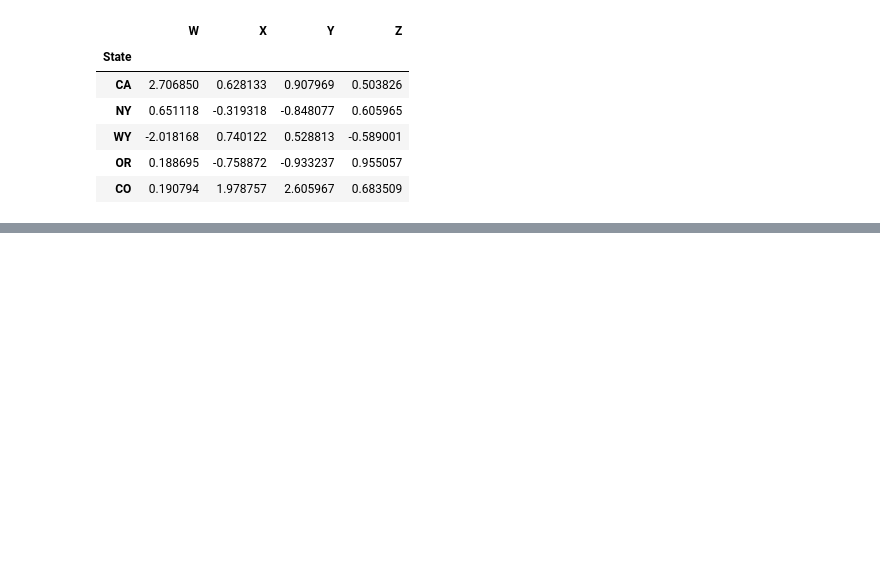
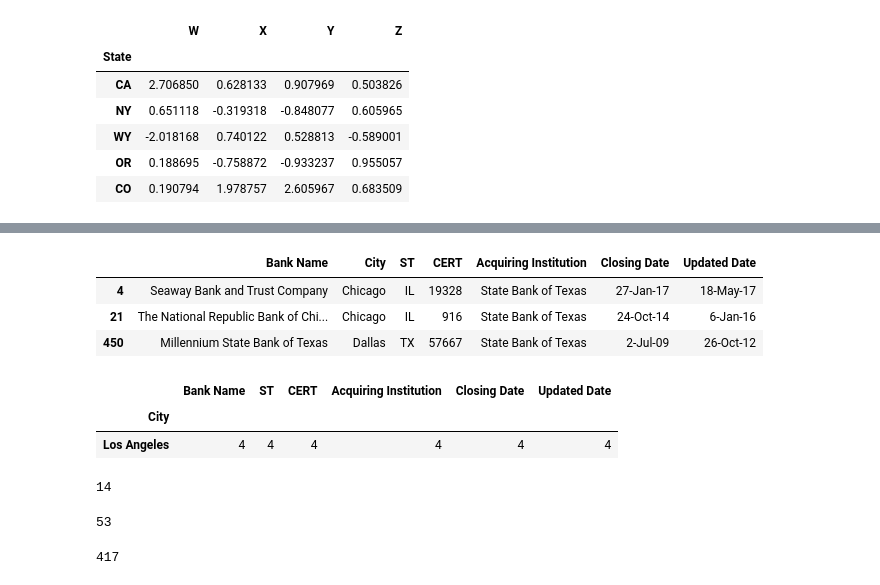
Before and after one commit to tommy3531/PythonStockTrader, a Jupyter notebook: Virtual_env/pandas.ipynb, the cells around one changed output, grey strips where cells are left out. Drawn from its saved outputs; the diff is of its cells as text; code cells hidden in the pictures; blank space fills up the shorter version.

```diff
--- a/Virtual_env/pandas.ipynb
+++ b/Virtual_env/pandas.ipynb
@@ -292,0 +404,7 @@ df.set_index('State')
+# %%
+banks[banks["Acquiring Institution"] == 'State Bank of Texas']
+# %% [output]
+|  | Bank Name | City | ST | CERT | Acquiring Institution | Closing Date | Updated Date |
+| 4 | Seaway Bank and Trust Company | Chicago | IL | 19328 | State Bank of Texas | 27-Jan-17 | 18-May-17 |
+| 21 | The National Republic Bank of Chi... | Chicago | IL | 916 | State Bank of Texas | 24-Oct-14 | 6-Jan-16 |
+| 450 | Millennium State Bank of Texas | Dallas | TX | 57667 | State Bank of Texas | 2-Jul-09 | 26-Oct-12 |
@@ -292,0 +413,6 @@ df.set_index('State')
+# %%
+banks[banks['ST']=='CA'].groupby('City').count().sort_values('Bank Name',ascending=False).head(1)
+# %% [output]
+|  | Bank Name | ST | CERT | Acquiring Institution | Closing Date | Updated Date |
+| City |  |  |  |  |  |  |
+| Los Angeles | 4 | 4 | 4 | 4 | 4 | 4 |
@@ -292,0 +421,12 @@ df.set_index('State')
+# %%
+sum(banks['Bank Name'].apply(lambda name: 'Bank' not in name))
+# %% [output]
+14
+# %%
+sum(banks['Bank Name'].apply(lambda name: name[0].upper() == 'S'))
+# %% [output]
+53
+# %%
+sum(banks['CERT'] > 20000)
+# %% [output]
+417
```
Also changed, not shown: parts of 25 cells of this notebook, 1 other file.
